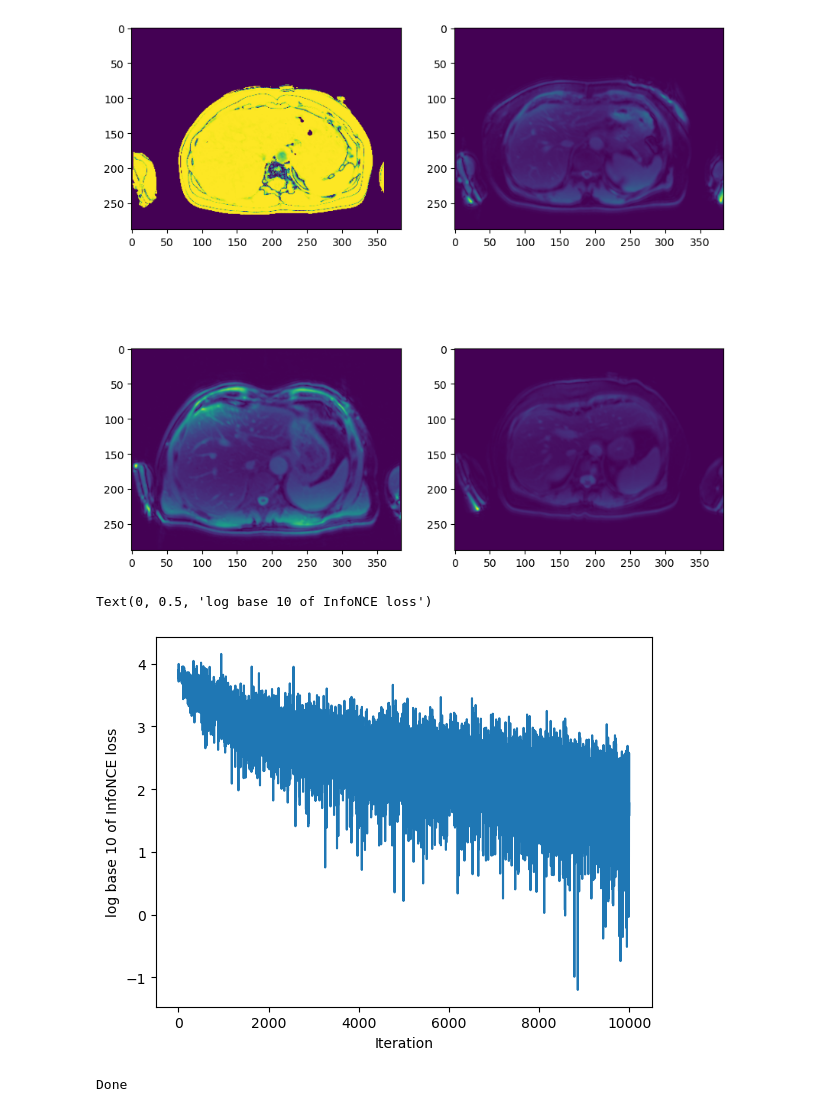
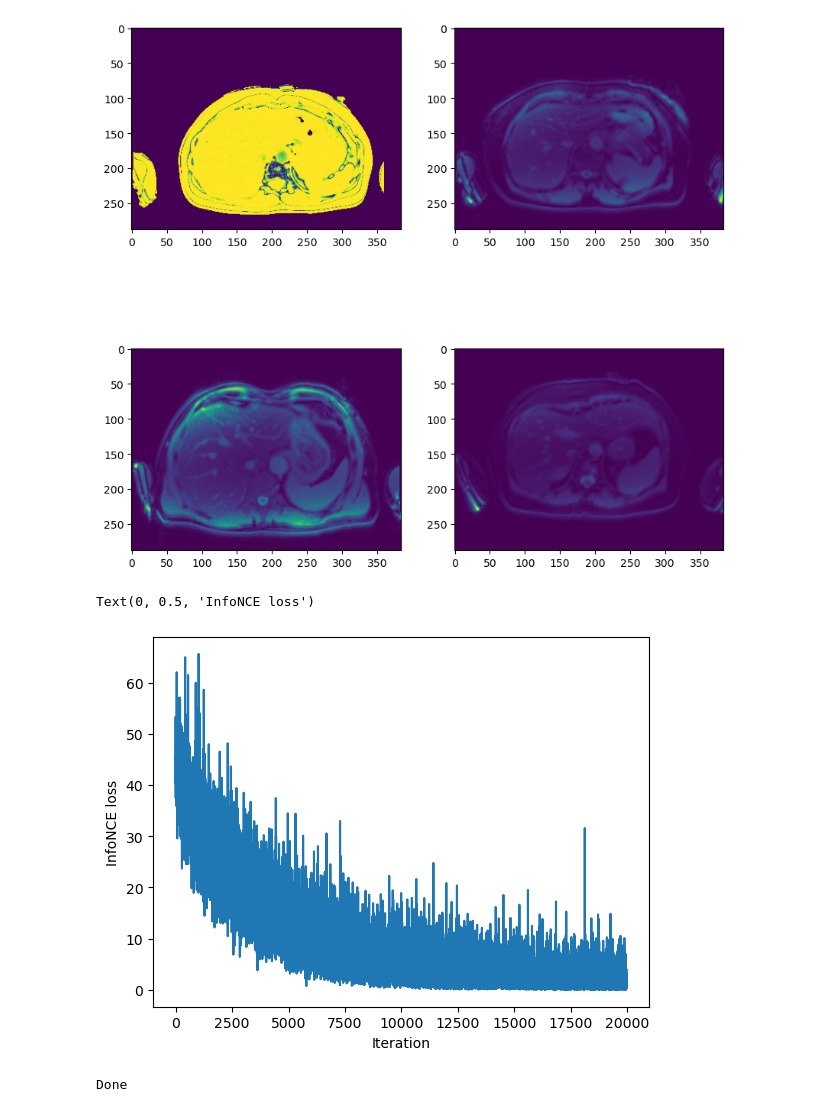
Before and after one commit to aorliche/PNC, a Jupyter notebook: EHR/EHR7LiverContrastive.ipynb, the cells around one changed output. Cells and saved outputs as stored; diff of their text form; code cells hidden in the pictures.

```diff
--- a/EHR/EHR7LiverContrastive.ipynb
+++ b/EHR/EHR7LiverContrastive.ipynb
@@ -66,10 +66,10 @@ class FeatureExtractor(nn.Module):
 ext = FeatureExtractor()
 optim = torch.optim.Adam(ext.parameters(), lr=1e-4, weight_decay=1e-4)
 
-nepochs = 10000
+nepochs = 20000
 pperiod = 100
 count = 0
-tau = 1
+tau = 2
 npos = 15
 nneg = 15
 trace = []
@@ -153,10 +153,10 @@ ax[1,1].imshow(d)
 # %%
 import matplotlib.pyplot as plt
 
-plt.plot(np.log(trace))
+plt.plot(trace)
 plt.xlabel('Iteration')
-plt.ylabel('log base 10 of InfoNCE loss')
+plt.ylabel('InfoNCE loss')
 # %% [output]
-Text(0, 0.5, 'log base 10 of InfoNCE loss')
+Text(0, 0.5, 'InfoNCE loss')
-[figure, old version]
+[figure, new version]
 # %%
```
Also changed, not shown: parts of 2 cells of this notebook.
